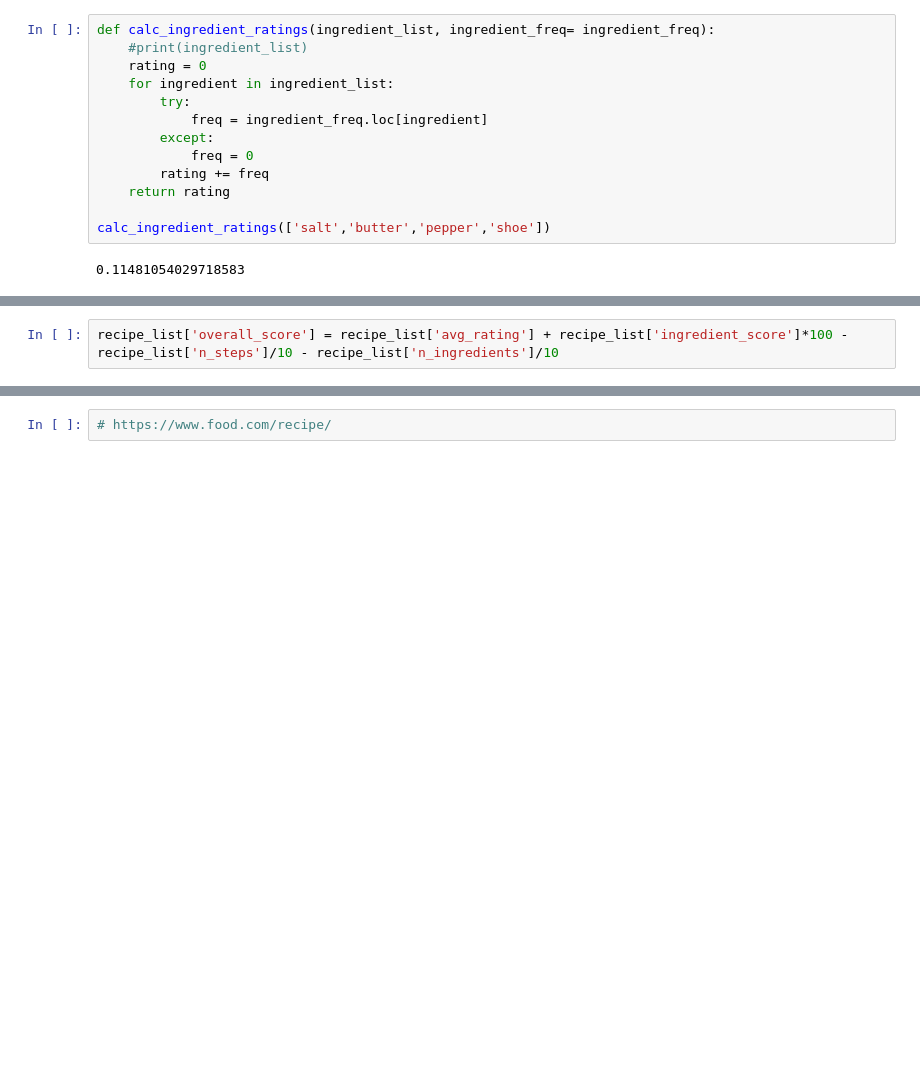
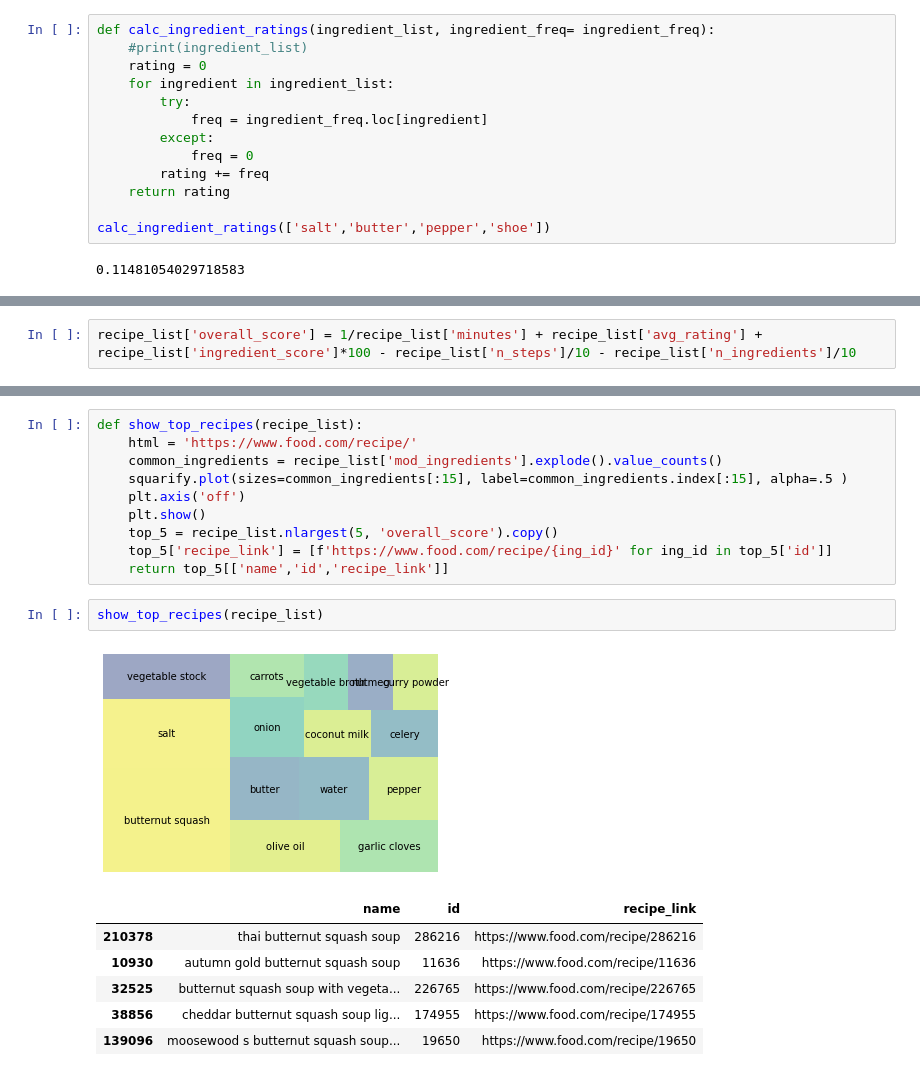
Before and after one commit to kamalah/data-analytics-final-project, a Jupyter notebook: recipes_data_cleaning.ipynb, the cells around one changed output, grey strips where cells are left out. Drawn from its saved outputs; the diff is of its cells as text; blank space fills up the shorter version.

```diff
--- a/recipes_data_cleaning.ipynb
+++ b/recipes_data_cleaning.ipynb
@@ -285,5 +274,5 @@ recipe_list.describe()
 | 75% | 313188.500000 | 90.000000 | 5.575435e+05 | 15.000000 | 13.500000 | 5.000000 | 4.000000 | 0.095717 |
 | max | 490345.000000 | 170.000000 | 2.462143e+06 | 27.000000 | 21.000000 | 5.000000 | 31.000000 | 0.149002 |
 # %%
-recipe_list['overall_score'] = recipe_list['avg_rating'] + recipe_list['ingredient_score']*100 - recipe_list['n_steps']/10 - recipe_list['n_ingredients']/10
+recipe_list['overall_score'] = 1/recipe_list['minutes'] + recipe_list['avg_rating'] + recipe_list['ingredient_score']*100 - recipe_list['n_steps']/10 - recipe_list['n_ingredients']/10
 # %%
@@ -309,2 +288,20 @@ recipe_list.sort_values(by = 'overall_score', ascending=False)
-# %%
-# https://www.food.com/recipe/
+# %%
+def show_top_recipes(recipe_list):
+    html = 'https://www.food.com/recipe/'
+    common_ingredients = recipe_list['mod_ingredients'].explode().value_counts()
+    squarify.plot(sizes=common_ingredients[:15], label=common_ingredients.index[:15], alpha=.5 )
+    plt.axis('off')
+    plt.show()
+    top_5 = recipe_list.nlargest(5, 'overall_score').copy()
+    top_5['recipe_link'] = [f'https://www.food.com/recipe/{ing_id}' for ing_id in top_5['id']]
+    return top_5[['name','id','recipe_link']]
+# %%
+show_top_recipes(recipe_list)
+# %% [output]
+[figure, added]
+|  | name | id | recipe_link |
+| 210378 | thai butternut squash soup | 286216 | https://www.food.com/recipe/286216 |
+| 10930 | autumn gold butternut squash soup | 11636 | https://www.food.com/recipe/11636 |
+| 32525 | butternut squash soup with vegeta... | 226765 | https://www.food.com/recipe/226765 |
+| 38856 | cheddar butternut squash soup lig... | 174955 | https://www.food.com/recipe/174955 |
+| 139096 | moosewood s butternut squash soup... | 19650 | https://www.food.com/recipe/19650 |
```
Also changed, not shown: parts of 2 cells of this notebook.
